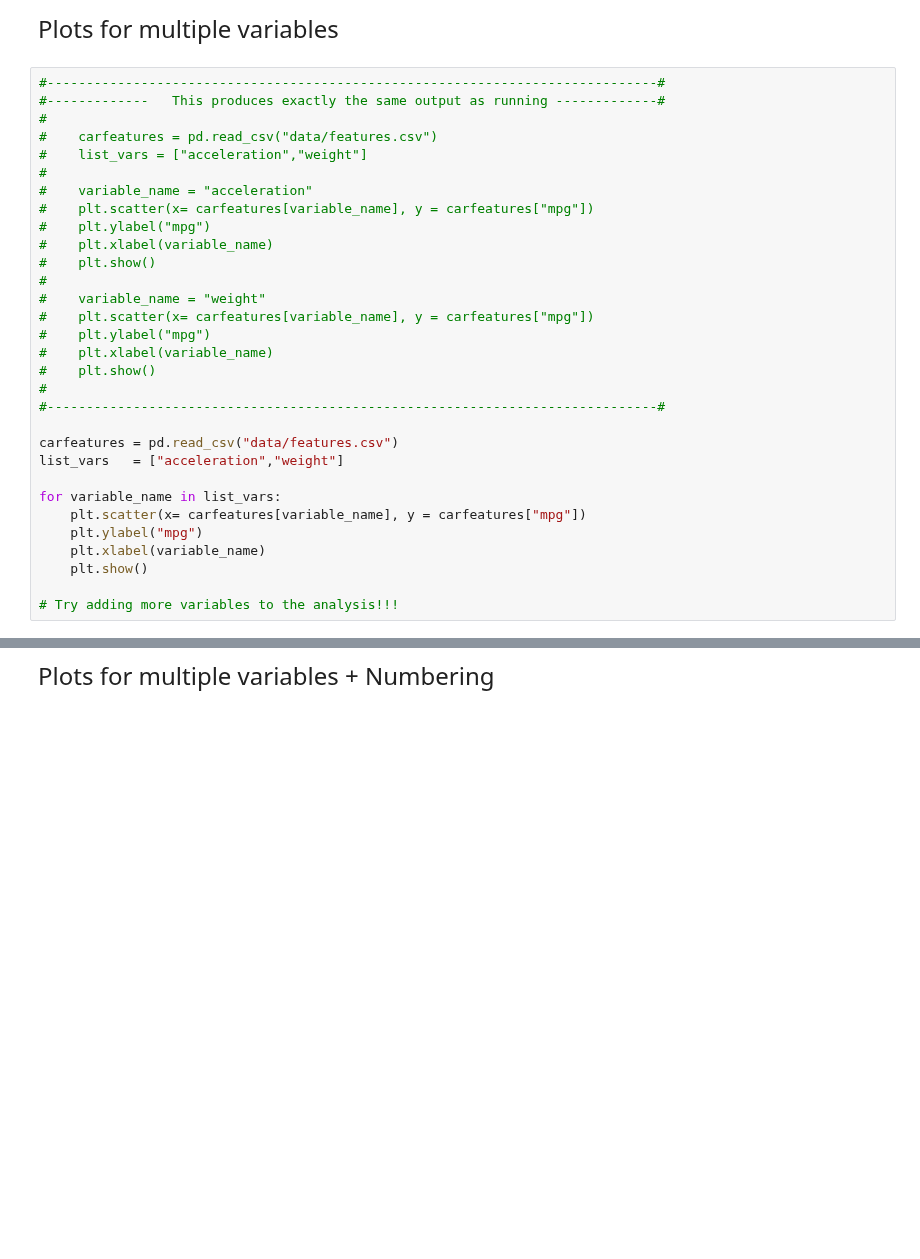
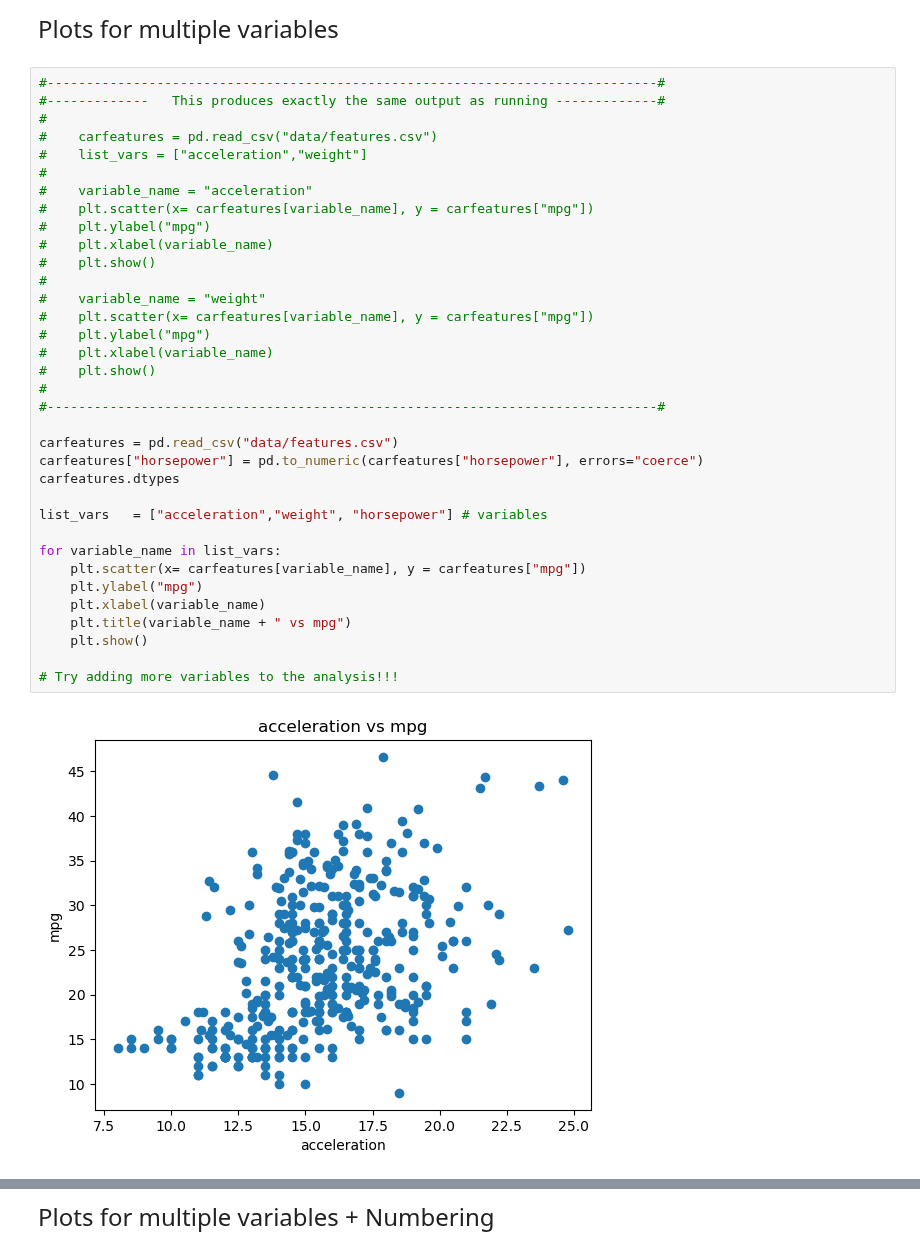
Before and after one commit to amanda-midd/datasci530fall2026, a Jupyter notebook: Lecture 07/Lecture 7a - Loops.ipynb, the cells around one changed output, grey strips where cells are left out. Saved outputs shown, nothing was run; the diff lists cells and outputs as text; blank space fills up the shorter version.

```diff
--- a/Lecture 07/Lecture 7a - Loops.ipynb
+++ b/Lecture 07/Lecture 7a - Loops.ipynb
@@ -190,31 +266,37 @@ Plots for multiple variables
 # %%
 #------------------------------------------------------------------------------#
 #-------------   This produces exactly the same output as running -------------#
 #
 #    carfeatures = pd.read_csv("data/features.csv")
 #    list_vars = ["acceleration","weight"]
 #
 #    variable_name = "acceleration"
 #    plt.scatter(x= carfeatures[variable_name], y = carfeatures["mpg"])
 #    plt.ylabel("mpg")
 #    plt.xlabel(variable_name)
 #    plt.show()
 #
 #    variable_name = "weight"
 #    plt.scatter(x= carfeatures[variable_name], y = carfeatures["mpg"])
 #    plt.ylabel("mpg")
 #    plt.xlabel(variable_name)
 #    plt.show()
 #
 #------------------------------------------------------------------------------#
 
 carfeatures = pd.read_csv("data/features.csv")
-list_vars   = ["acceleration","weight"]
+carfeatures["horsepower"] = pd.to_numeric(carfeatures["horsepower"], errors="coerce")
+carfeatures.dtypes
+
+list_vars   = ["acceleration","weight", "horsepower"] # variables
 
 for variable_name in list_vars:
     plt.scatter(x= carfeatures[variable_name], y = carfeatures["mpg"])
     plt.ylabel("mpg")
     plt.xlabel(variable_name)
+    plt.title(variable_name + " vs mpg")
     plt.show()
 
 # Try adding more variables to the analysis!!!
+# %% [output]
+[figure, added]
```
Also changed, not shown: parts of 26 cells of this notebook, 11 other files.
